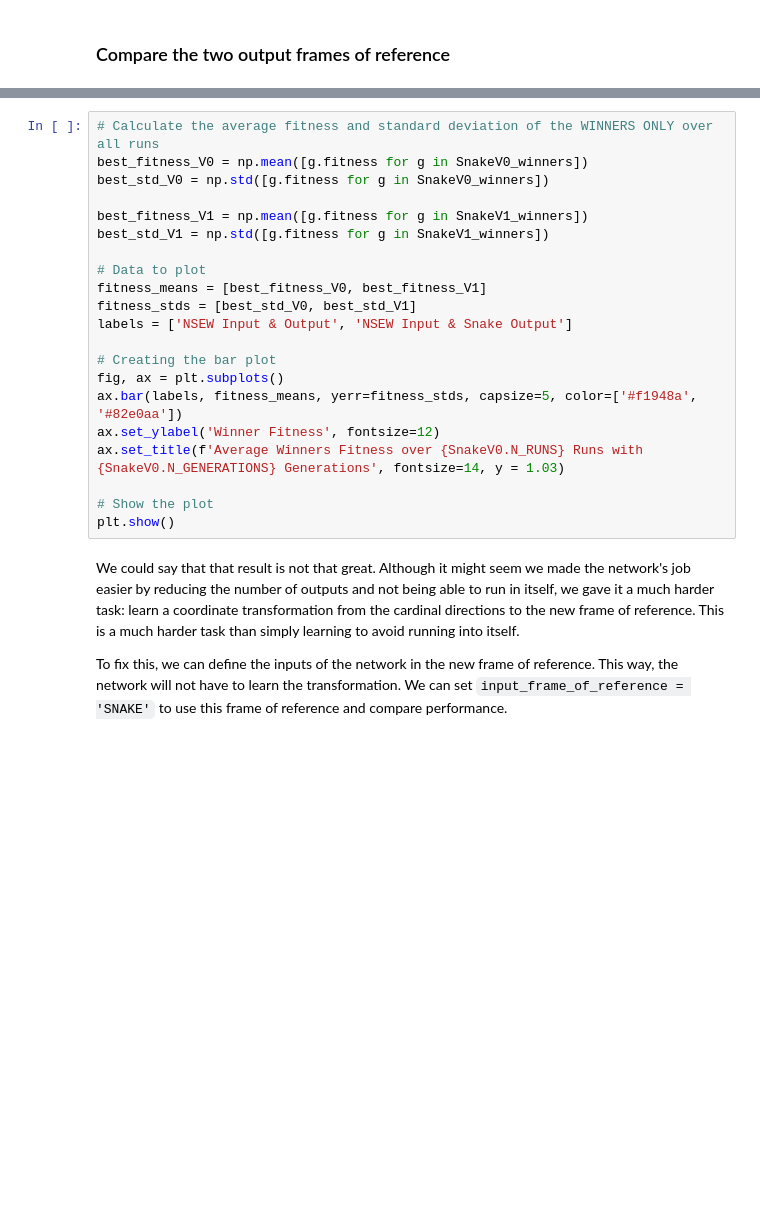
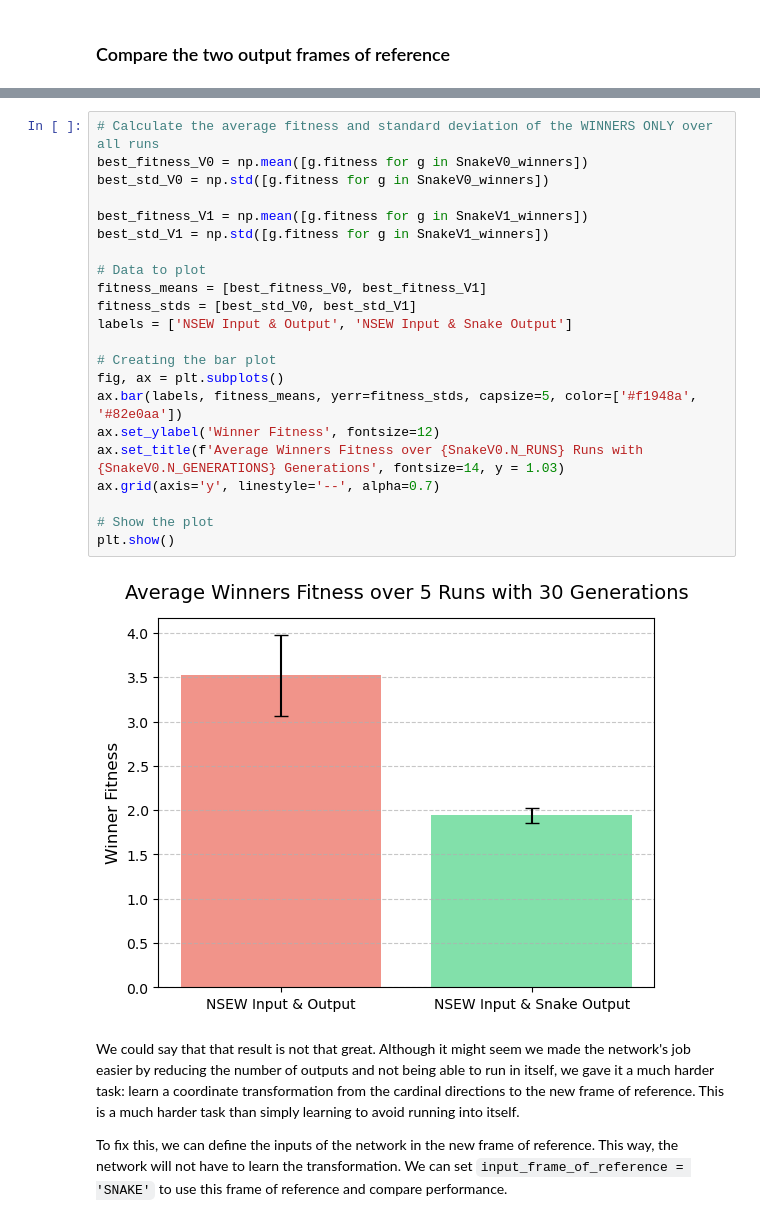
Before and after one commit to jasperpieterse/Brainy-Boa, a Jupyter notebook: brainy_boa.ipynb, the cells around one changed output, grey strips where cells are left out. Drawn from its saved outputs; the diff is of its cells as text; blank space fills up the shorter version.

```diff
--- a/brainy_boa.ipynb
+++ b/brainy_boa.ipynb
@@ -173,24 +213,27 @@ plt.show()
 # %%
 # Calculate the average fitness and standard deviation of the WINNERS ONLY over all runs
 best_fitness_V0 = np.mean([g.fitness for g in SnakeV0_winners])
 best_std_V0 = np.std([g.fitness for g in SnakeV0_winners])
 
 best_fitness_V1 = np.mean([g.fitness for g in SnakeV1_winners])
 best_std_V1 = np.std([g.fitness for g in SnakeV1_winners])
 
 # Data to plot
 fitness_means = [best_fitness_V0, best_fitness_V1]
 fitness_stds = [best_std_V0, best_std_V1]
 labels = ['NSEW Input & Output', 'NSEW Input & Snake Output']
 
 # Creating the bar plot
 fig, ax = plt.subplots()
 ax.bar(labels, fitness_means, yerr=fitness_stds, capsize=5, color=['#f1948a', '#82e0aa'])
 ax.set_ylabel('Winner Fitness', fontsize=12)
 ax.set_title(f'Average Winners Fitness over {SnakeV0.N_RUNS} Runs with {SnakeV0.N_GENERATIONS} Generations', fontsize=14, y = 1.03)
+ax.grid(axis='y', linestyle='--', alpha=0.7)
 
 # Show the plot
 plt.show()
+# %% [output]
+[figure, added]
 # %% [markdown]
 We could say that that result is not that great. Although it might seem we made the network's job easier by reducing the number of outputs and not being able to run in itself, we gave it a much harder task: learn a coordinate transformation from the cardinal directions to the new frame of reference. This is a much harder task than simply learning to avoid running into itself.
 
```
Also changed, not shown: parts of 25 cells of this notebook, 17 other files.
